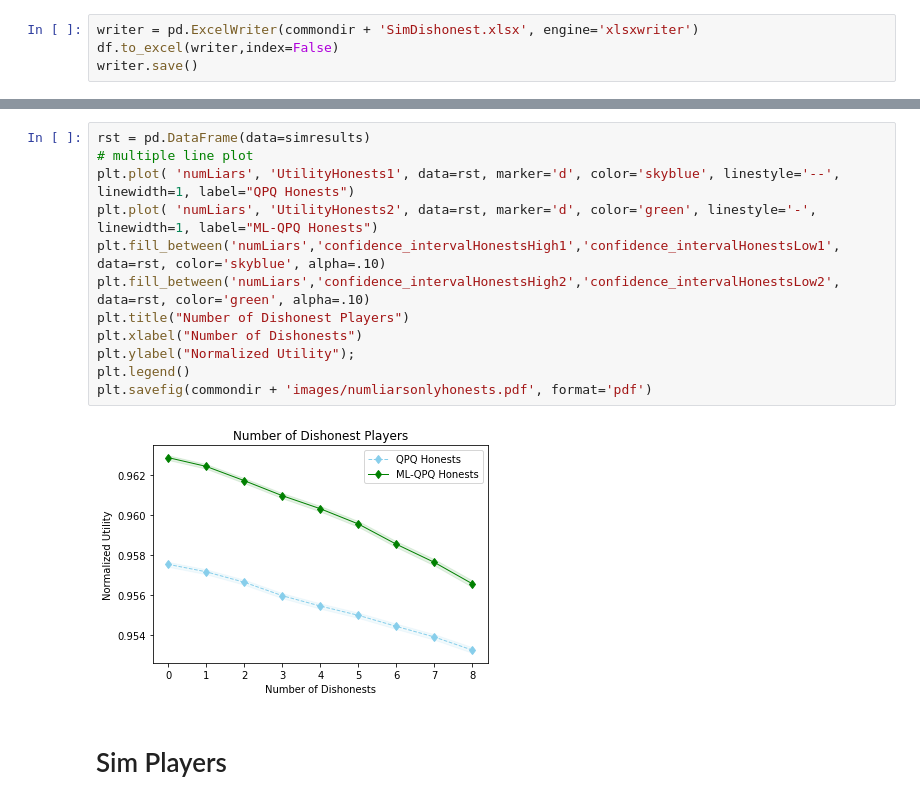
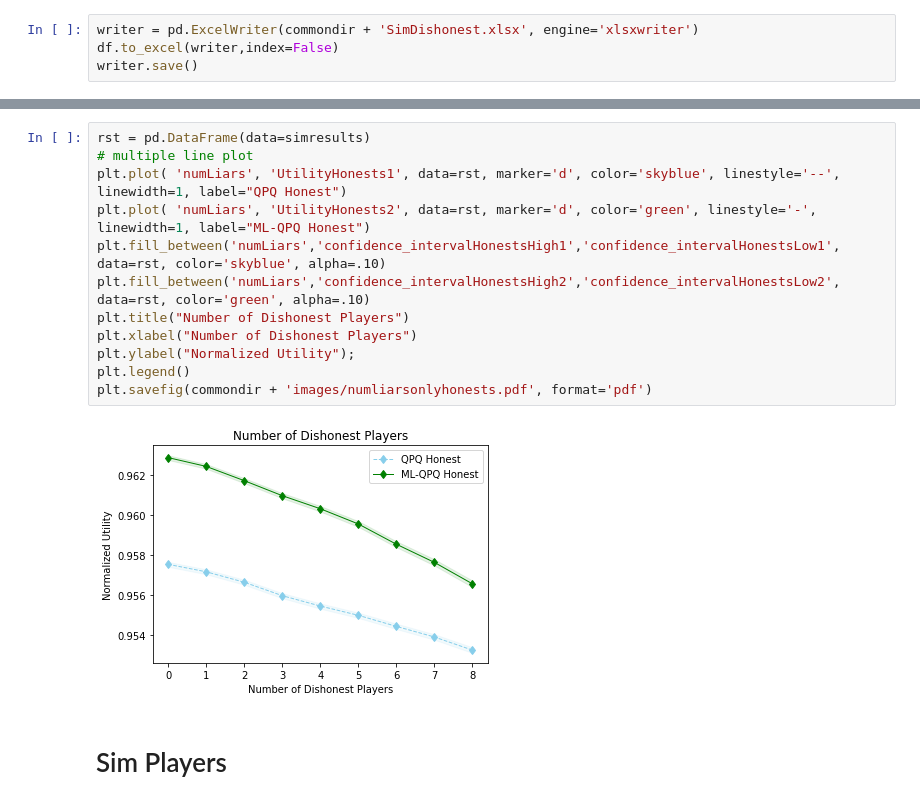
Before and after one commit to GCGImdea/QPQ, a Jupyter notebook: QPQ2Simulations/Comparative Analysis v0.5.ipynb, the cells around one changed output, grey strips where cells are left out. Saved outputs shown, nothing was run; the diff lists cells and outputs as text.

Commit message:
Changed some graphics lengend and minor corrections

```diff
--- a/QPQ2Simulations/Comparative Analysis v0.5.ipynb
+++ b/QPQ2Simulations/Comparative Analysis v0.5.ipynb
@@ -905,17 +905,17 @@ rst
 # %%
 rst = pd.DataFrame(data=simresults)
 # multiple line plot
-plt.plot( 'numLiars', 'UtilityHonests1', data=rst, marker='d', color='skyblue', linestyle='--', linewidth=1, label="QPQ Honests")
-plt.plot( 'numLiars', 'UtilityHonests2', data=rst, marker='d', color='green', linestyle='-', linewidth=1, label="ML-QPQ Honests")
+plt.plot( 'numLiars', 'UtilityHonests1', data=rst, marker='d', color='skyblue', linestyle='--', linewidth=1, label="QPQ Honest")
+plt.plot( 'numLiars', 'UtilityHonests2', data=rst, marker='d', color='green', linestyle='-', linewidth=1, label="ML-QPQ Honest")
 plt.fill_between('numLiars','confidence_intervalHonestsHigh1','confidence_intervalHonestsLow1', data=rst, color='skyblue', alpha=.10)
 plt.fill_between('numLiars','confidence_intervalHonestsHigh2','confidence_intervalHonestsLow2', data=rst, color='green', alpha=.10)
 plt.title("Number of Dishonest Players")
-plt.xlabel("Number of Dishonests")
+plt.xlabel("Number of Dishonest Players")
 plt.ylabel("Normalized Utility");
 plt.legend()
 plt.savefig(commondir + 'images/numliarsonlyhonests.pdf', format='pdf')
 # %% [output]
-[figure, old version]
+[figure, new version]
 # %% [markdown]
 # Sim Players
 # %%
```
Also changed, not shown: parts of 15 cells of this notebook, 21 other files.
